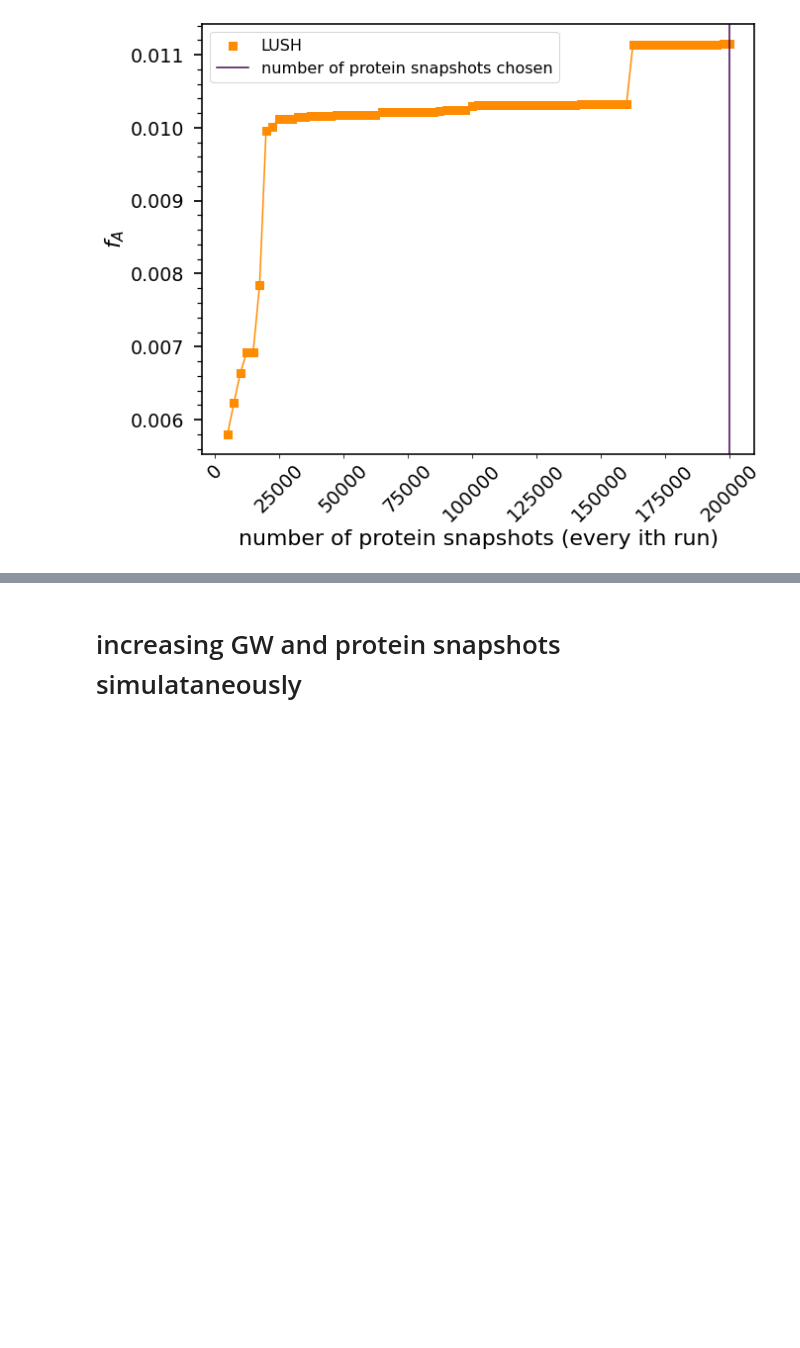
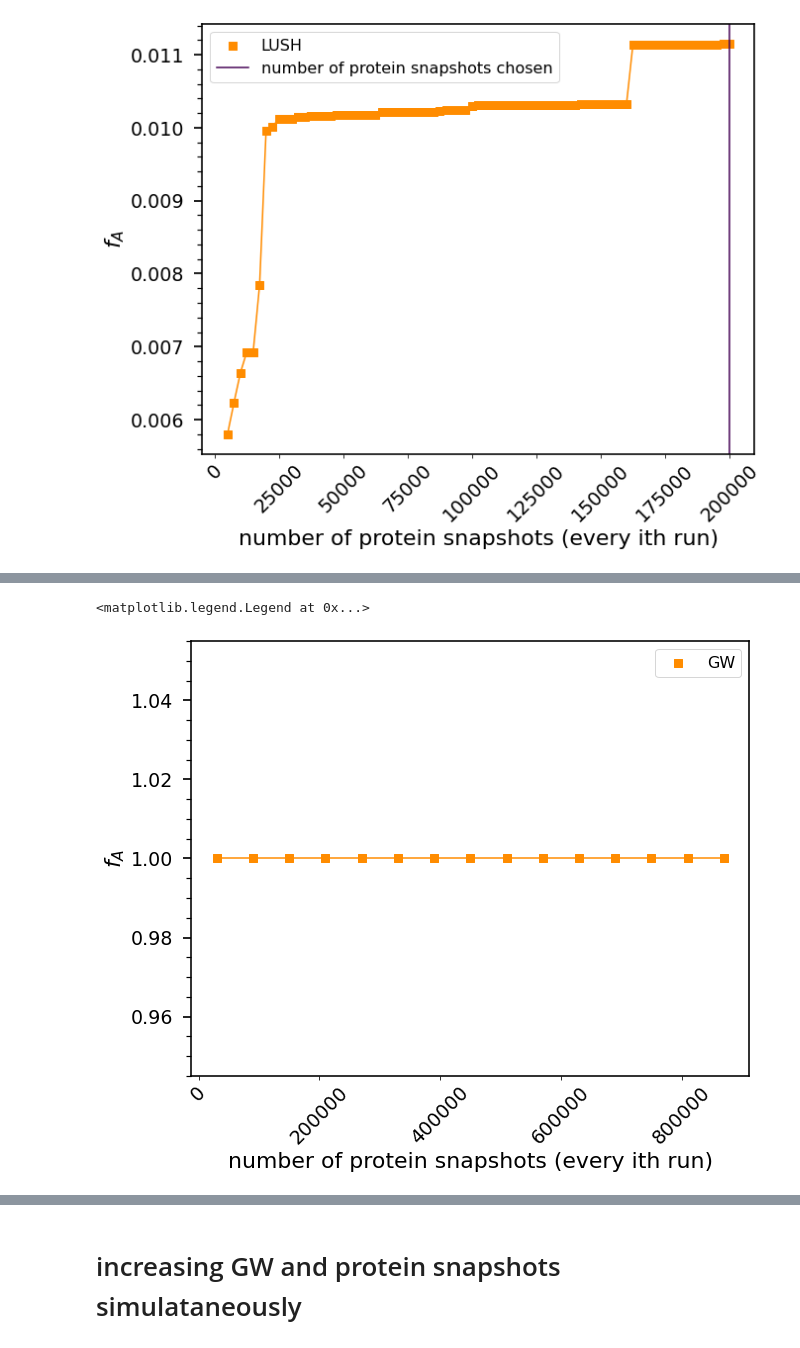
Before and after one commit to hshadman/disordered_protein_polymer_chain_theory, a Jupyter notebook: summary_SAW_RW/Jesse_definition_new_fA_3rd(2ndJupyter).ipynb, the cells around one changed output, grey strips where cells are left out. Saved outputs shown, nothing was run; the diff lists cells and outputs as text; code cells hidden in the pictures; blank space fills up the shorter version.

```diff
--- a/summary_SAW_RW/Jesse_definition_new_fA_3rd(2ndJupyter).ipynb
+++ b/summary_SAW_RW/Jesse_definition_new_fA_3rd(2ndJupyter).ipynb
@@ -6129,0 +6247,11 @@ plt.savefig('supplemental_algorithm_figures/lush_vary_protein.png', dpi = 1000,
+# %%
+#after definition changed
+protein_snaps=[]
+fA_value_3rd_protein=[]
+
+for every_ith_snap in range(30000,900000,60000):
+    poly_var=RW_equil_chain_rg_ree[RW_equil_chain_rg_ree.epas==0]
+    protein_snaps.append(poly_var['ratio'].values[:every_ith_snap].shape[0])
+    fA_value_3rd_protein.append(fA_using_cdist(GW_ind_runs_chainlen100,
+                                           'RW','polymer',poly_var,
+                                           24,every_ith_snap,162000,0.1))
@@ -6129,0 +6274,44 @@ plt.savefig('supplemental_algorithm_figures/lush_vary_protein.png', dpi = 1000,
+# %%
+fig,ax=plt.subplots(figsize=(10,8))
+
+ax.scatter([i for i in range(30000,900000,60000)],
+           fA_value_3rd_protein,
+           color='darkorange',label='GW' ,
+           marker='s',s=80)
+
+#popt, pcov = curve_fit(target_func, protein_snaps, fA_value_3rd_protein,maxfev=2000,p0=[0,0.09,0.8])
+
+ax.plot([i for i in range(30000,900000,60000)],
+        fA_value_3rd_protein,
+        color='darkorange')
+
+#x=protein_snaps#+[2000000,2500000,3000000,4000000]
+#ax.plot(x, target_func(x, *popt), 'r-')
+
+
+
+plt.setp(ax.get_xticklabels(),fontsize=19,rotation=45)
+plt.setp(ax.get_yticklabels(),fontsize=19)
+ax.set_xlabel('number of protein snapshots (every ith run)',fontsize=22)
+ax.set_ylabel('$f_A$',fontsize=22)
+color_list = iter(cm.viridis(np.linspace(0, 1, GW_equil_chain_rg_ree.chain_length.unique().shape[0])))
+#ax.axvline(x=200000,ymin=0,ymax=1,linewidth=1.5,color=next(color_list),label='number of protein snapshots chosen')
+#ax.text(0.2,0.5,'both protein & GW have 180000 snapshots',
+#                  transform=ax.transAxes,fontsize=18,color='black')
+
+#ax.set_ylim(-0.05,1)
+for i in ['top', 'left', 'right', 'bottom']:
+    ax.spines[i].set_linewidth(1.6)
+
+ax.minorticks_on()
+ax.tick_params(axis='y', which='major', labelsize=19, width = 1.7, size = 8,pad=10)
+ax.tick_params(axis='y', which='minor', width = 1.2, size = 5)
+ax.tick_params(axis='x', which='minor',bottom=False)
+ax.legend(fontsize=16)
+#ax.set_xscale('log')
+#ax.set_yscale('log')
+
+#plt.savefig('supplemental_algorithm_figures/lush_vary_protein.png', dpi = 1000, bbox_inches='tight')
+# %% [output]
+<matplotlib.legend.Legend at 0x...>
+[figure, added]
```
Also changed, not shown: parts of 12 cells of this notebook, 1 other file.
